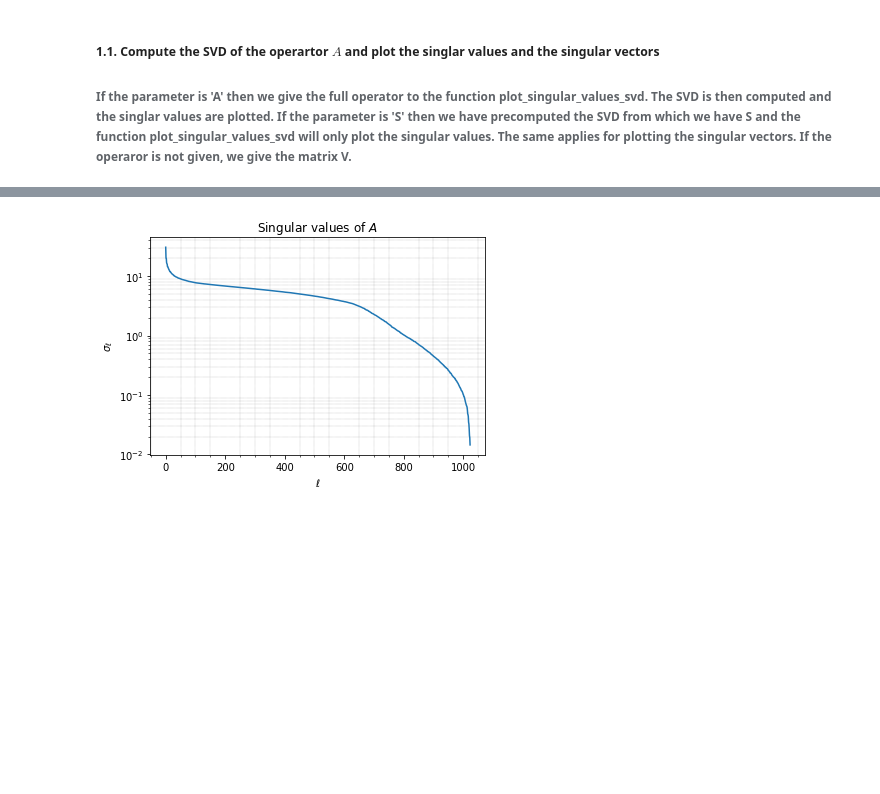
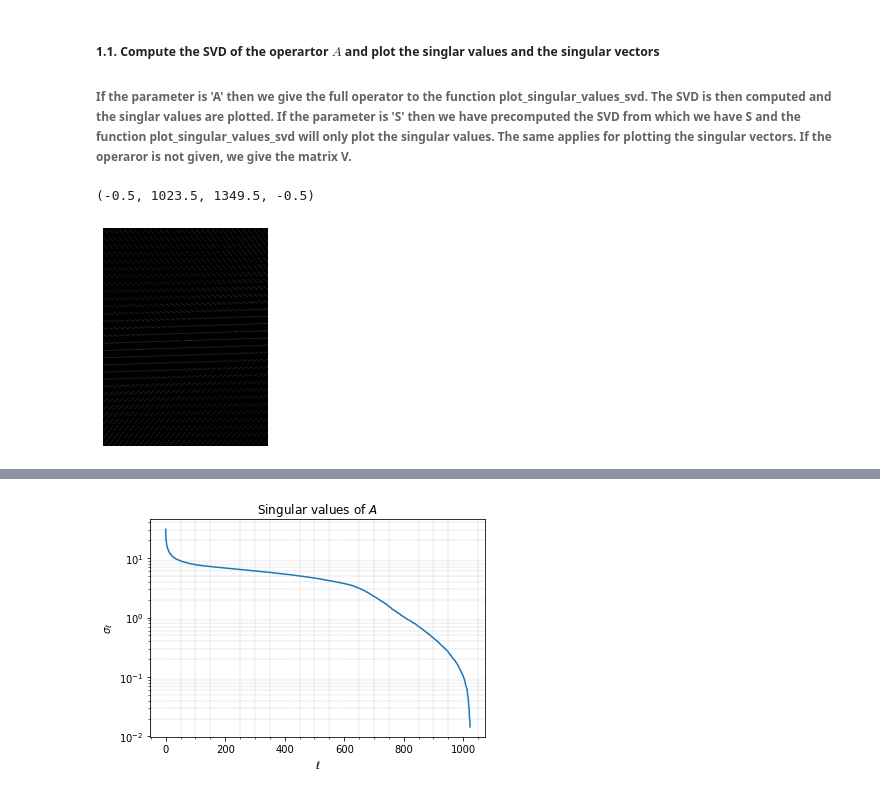
Before and after one commit to mpasha3/trips-py, a Jupyter notebook: demos/demo_Tomo_small_scale.ipynb, the cells around one changed output, grey strips where cells are left out. Cells and saved outputs as stored; diff of their text form; code cells hidden in the pictures; blank space fills up the shorter version.

```diff
--- a/demos/demo_Tomo_small_scale.ipynb
+++ b/demos/demo_Tomo_small_scale.ipynb
@@ -73,3 +66,10 @@ no crime
 # x_naive = A.T@b.reshape((-1,1))
 AA = A.todense()
 x_naive = np.linalg.solve(AA.T@AA, AA.T@b_vec)
+# %%
+plt.imshow(AA)
+plt.set_cmap('gray')
+plt.axis('off')
+# %% [output]
+(-0.5, 1023.5, 1349.5, -0.5)
+[figure, added]
```
Also changed, not shown: parts of 10 cells of this notebook.
